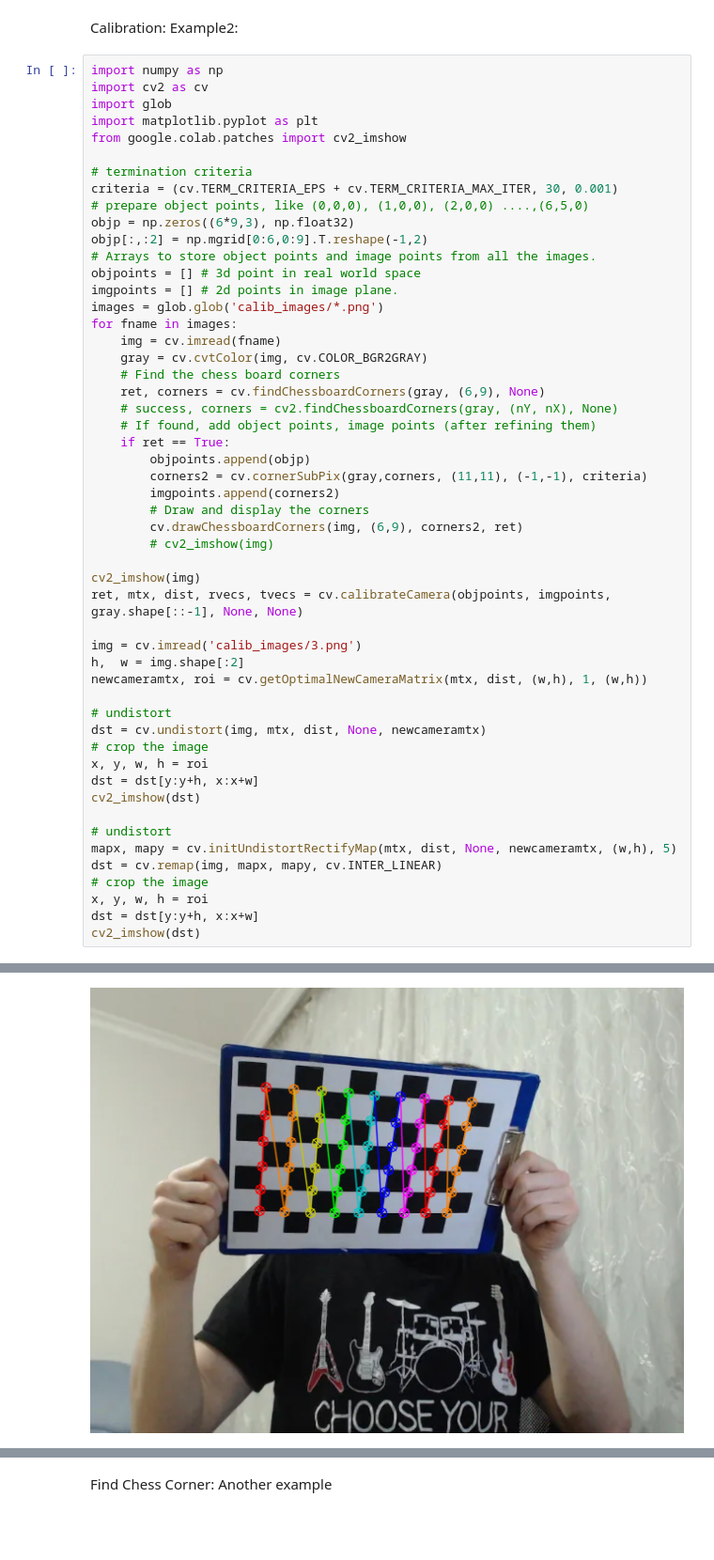
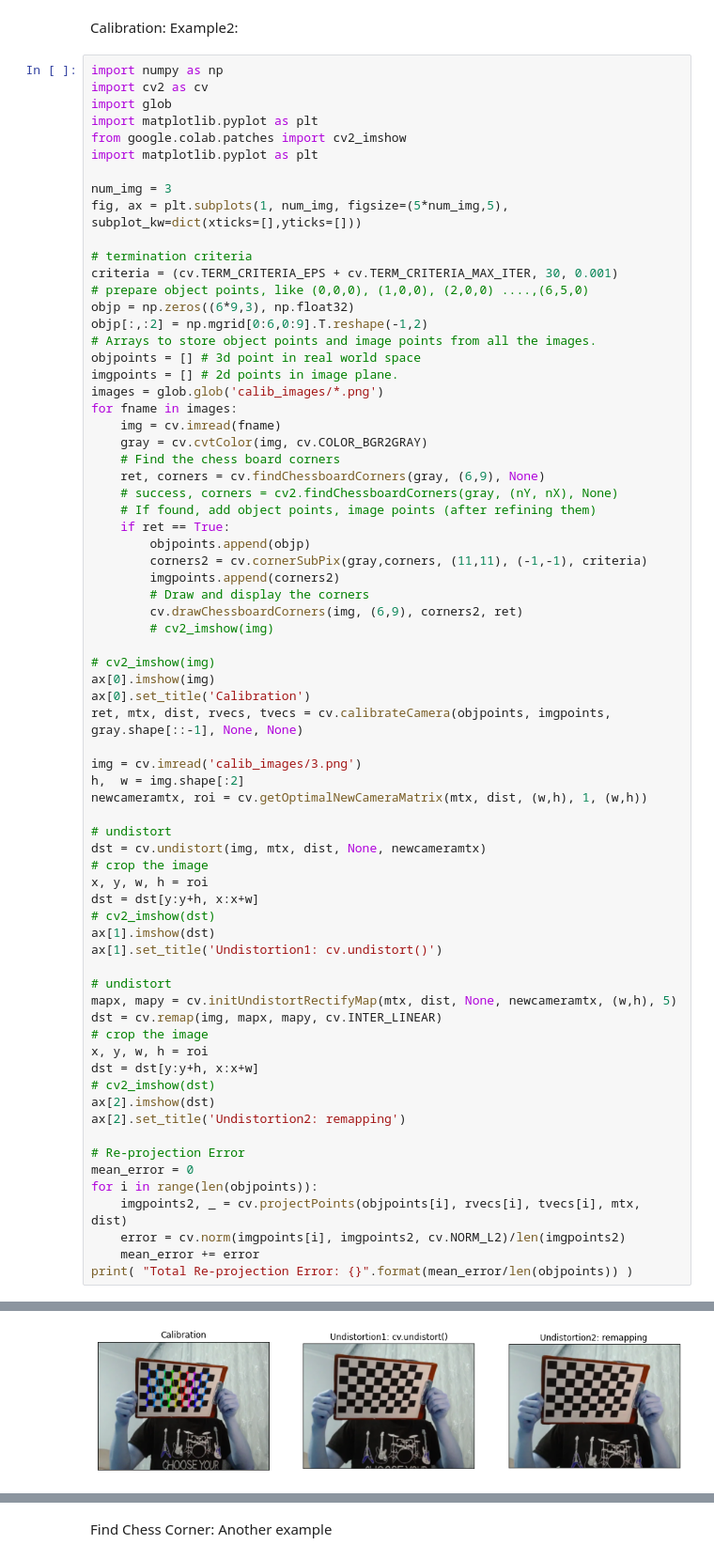
Before and after one commit to mobarakol/computer_vision_tutorial, a Jupyter notebook: camera_calibration.ipynb, the cells around one changed output, grey strips where cells are left out. Shown: that part at 94% size. Drawn from its saved outputs; the diff is of its cells as text; blank space fills up the shorter version.

```diff
--- a/camera_calibration.ipynb
+++ b/camera_calibration.ipynb
@@ -105,6 +105,10 @@ import cv2 as cv
 import glob
 import matplotlib.pyplot as plt
 from google.colab.patches import cv2_imshow
+import matplotlib.pyplot as plt
+
+num_img = 3
+fig, ax = plt.subplots(1, num_img, figsize=(5*num_img,5), subplot_kw=dict(xticks=[],yticks=[]))
 
 # termination criteria
 criteria = (cv.TERM_CRITERIA_EPS + cv.TERM_CRITERIA_MAX_ITER, 30, 0.001)
@@ -130,7 +134,9 @@ for fname in images:
         cv.drawChessboardCorners(img, (6,9), corners2, ret)
         # cv2_imshow(img)
 
-cv2_imshow(img)
+# cv2_imshow(img)
+ax[0].imshow(img)
+ax[0].set_title('Calibration')
 ret, mtx, dist, rvecs, tvecs = cv.calibrateCamera(objpoints, imgpoints, gray.shape[::-1], None, None)
 
 img = cv.imread('calib_images/3.png')
@@ -142,7 +148,9 @@ dst = cv.undistort(img, mtx, dist, None, newcameramtx)
 # crop the image
 x, y, w, h = roi
 dst = dst[y:y+h, x:x+w]
-cv2_imshow(dst)
+# cv2_imshow(dst)
+ax[1].imshow(dst)
+ax[1].set_title('Undistortion1: cv.undistort()')
 
 # undistort
 mapx, mapy = cv.initUndistortRectifyMap(mtx, dist, None, newcameramtx, (w,h), 5)
@@ -150,5 +158,15 @@ dst = cv.remap(img, mapx, mapy, cv.INTER_LINEAR)
 # crop the image
 x, y, w, h = roi
 dst = dst[y:y+h, x:x+w]
-cv2_imshow(dst)
+# cv2_imshow(dst)
+ax[2].imshow(dst)
+ax[2].set_title('Undistortion2: remapping')
+
+# Re-projection Error
+mean_error = 0
+for i in range(len(objpoints)):
+    imgpoints2, _ = cv.projectPoints(objpoints[i], rvecs[i], tvecs[i], mtx, dist)
+    error = cv.norm(imgpoints[i], imgpoints2, cv.NORM_L2)/len(imgpoints2)
+    mean_error += error
+print( "Total Re-projection Error: {}".format(mean_error/len(objpoints)) )
 # %% [output]
@@ -155 +174 @@ cv2_imshow(dst)
-[figure, old version]
+[figure, new version]
```
Also changed, not shown: parts of 3 cells of this notebook.
